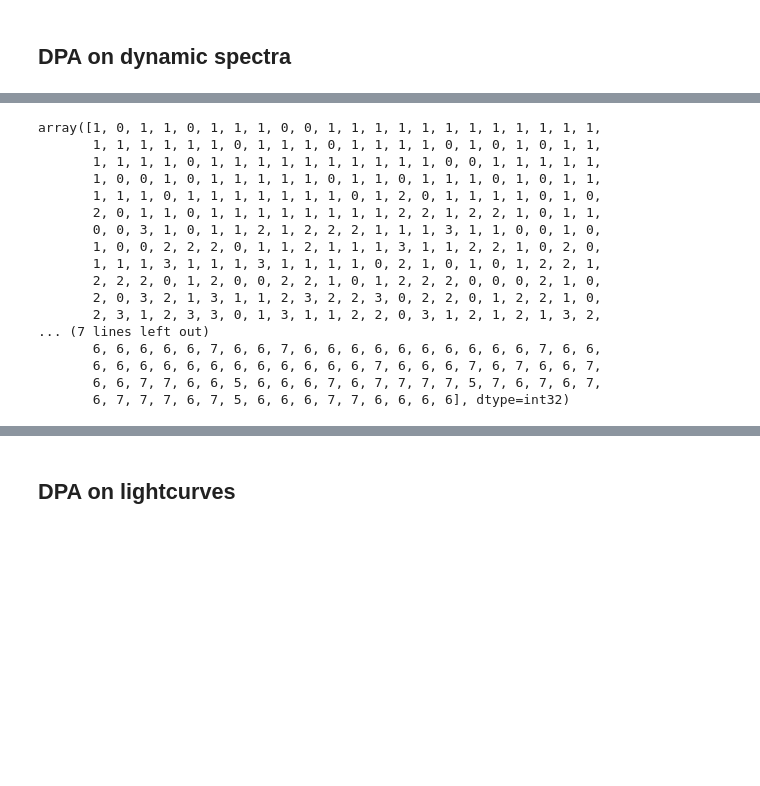
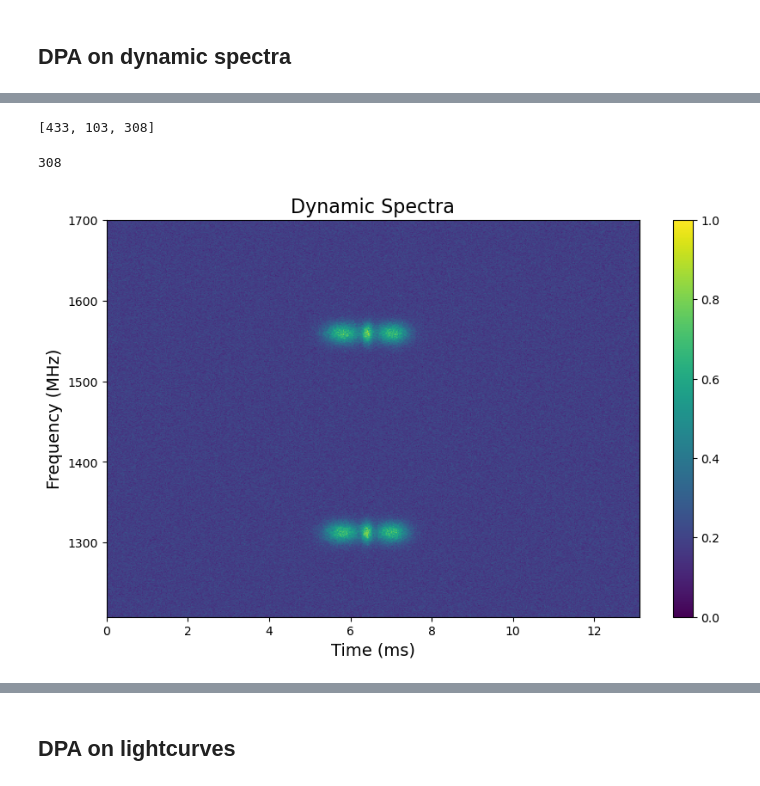
Before and after one commit to SRON-API-DataMagic/Rep_Learn_FRB, a Jupyter notebook: Analysis/DPA.ipynb, the cells around one changed output, grey strips where cells are left out. Saved outputs shown, nothing was run; the diff lists cells and outputs as text; code cells hidden in the pictures; blank space fills up the shorter version.

```diff
--- a/Analysis/DPA.ipynb
+++ b/Analysis/DPA.ipynb
@@ -72,21 +60,21 @@ est.get_dendrogram()
-# %%
-est.labels_
-# %% [output]
-array([1, 0, 1, 1, 0, 1, 1, 1, 0, 0, 1, 1, 1, 1, 1, 1, 1, 1, 1, 1, 1, 1,
-       1, 1, 1, 1, 1, 1, 0, 1, 1, 1, 0, 1, 1, 1, 1, 0, 1, 0, 1, 0, 1, 1,
-       1, 1, 1, 1, 0, 1, 1, 1, 1, 1, 1, 1, 1, 1, 1, 0, 0, 1, 1, 1, 1, 1,
-       1, 0, 0, 1, 0, 1, 1, 1, 1, 1, 0, 1, 1, 0, 1, 1, 1, 0, 1, 0, 1, 1,
-       1, 1, 1, 0, 1, 1, 1, 1, 1, 1, 1, 0, 1, 2, 0, 1, 1, 1, 1, 0, 1, 0,
-       2, 0, 1, 1, 0, 1, 1, 1, 1, 1, 1, 1, 1, 2, 2, 1, 2, 2, 1, 0, 1, 1,
-       0, 0, 3, 1, 0, 1, 1, 2, 1, 2, 2, 2, 1, 1, 1, 3, 1, 1, 0, 0, 1, 0,
-       1, 0, 0, 2, 2, 2, 0, 1, 1, 2, 1, 1, 1, 3, 1, 1, 2, 2, 1, 0, 2, 0,
-       1, 1, 1, 3, 1, 1, 1, 3, 1, 1, 1, 1, 0, 2, 1, 0, 1, 0, 1, 2, 2, 1,
-       2, 2, 2, 0, 1, 2, 0, 0, 2, 2, 1, 0, 1, 2, 2, 2, 0, 0, 0, 2, 1, 0,
-       2, 0, 3, 2, 1, 3, 1, 1, 2, 3, 2, 2, 3, 0, 2, 2, 0, 1, 2, 2, 1, 0,
-       2, 3, 1, 2, 3, 3, 0, 1, 3, 1, 1, 2, 2, 0, 3, 1, 2, 1, 2, 1, 3, 2,
-... (7 lines left out)
-       6, 6, 6, 6, 6, 7, 6, 6, 7, 6, 6, 6, 6, 6, 6, 6, 6, 6, 6, 7, 6, 6,
-       6, 6, 6, 6, 6, 6, 6, 6, 6, 6, 6, 6, 7, 6, 6, 6, 7, 6, 7, 6, 6, 7,
-       6, 6, 7, 7, 6, 6, 5, 6, 6, 6, 7, 6, 7, 7, 7, 7, 5, 7, 6, 7, 6, 7,
-       6, 7, 7, 7, 6, 7, 5, 6, 6, 6, 7, 7, 6, 6, 6, 6], dtype=int32)
+# %%
+# est.labels_
+# est.halos_
+est.centers_
+# %% [output]
+[433, 103, 308]
+# %%
+label_to_find = 2
+
+# Find indices of bursts with the specified label
+burst_indices = np.where(est.labels_ == label_to_find)[0]
+
+# Plot the dynamic spectrum for each burst with the specified label
+for idx in burst_indices:
+    print(idx)
+    dynamic_spectrum = combined_data_2d[idx].reshape(512, 1024)  # Adjust the shape based on your data dimensions
+    plot_dynamic_spectra(dynamic_spectrum)
+# %% [output]
+308
+[figure, added]
 # %%
```
Also changed, not shown: parts of 6 cells of this notebook, 3 other files.
